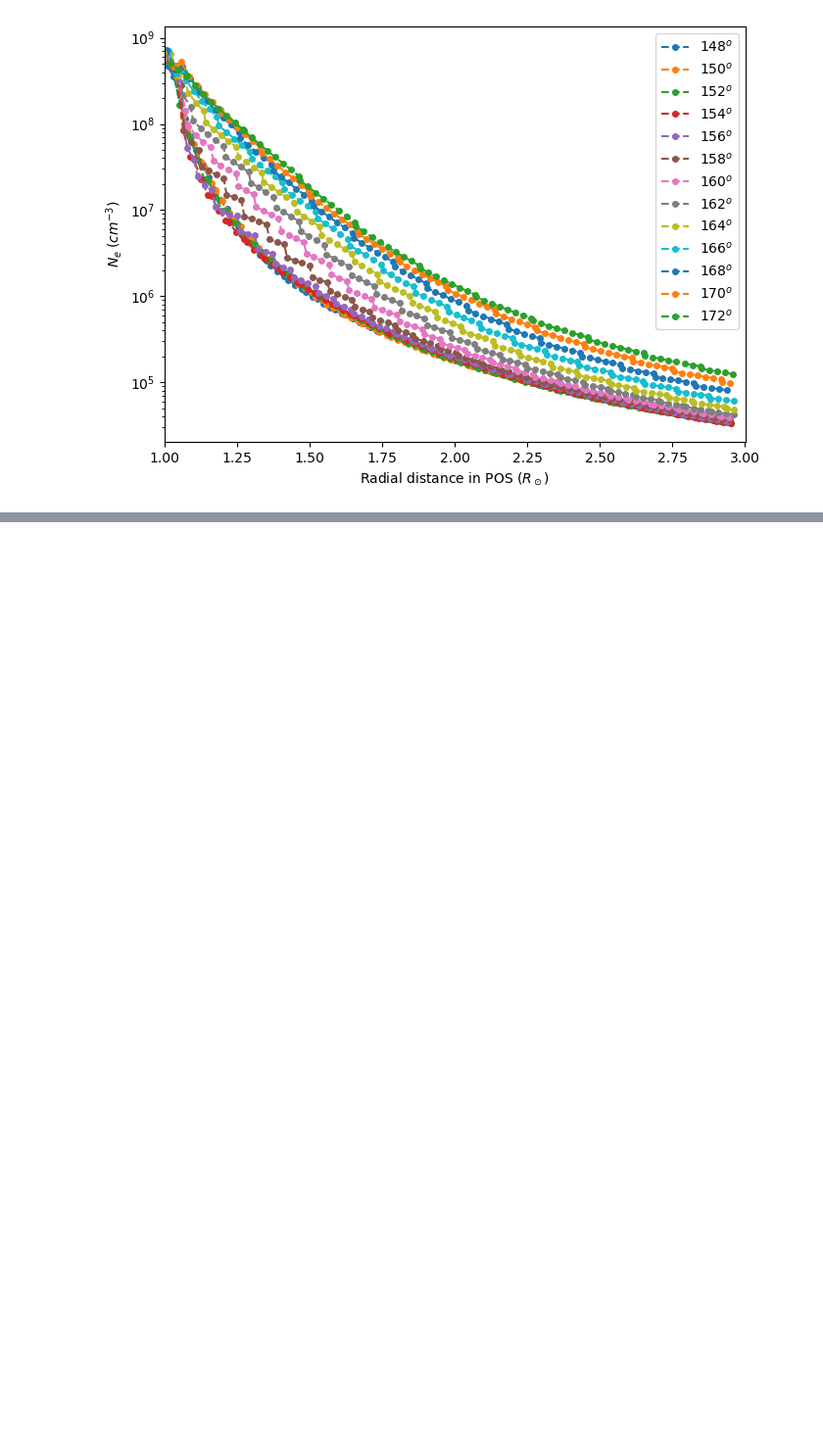
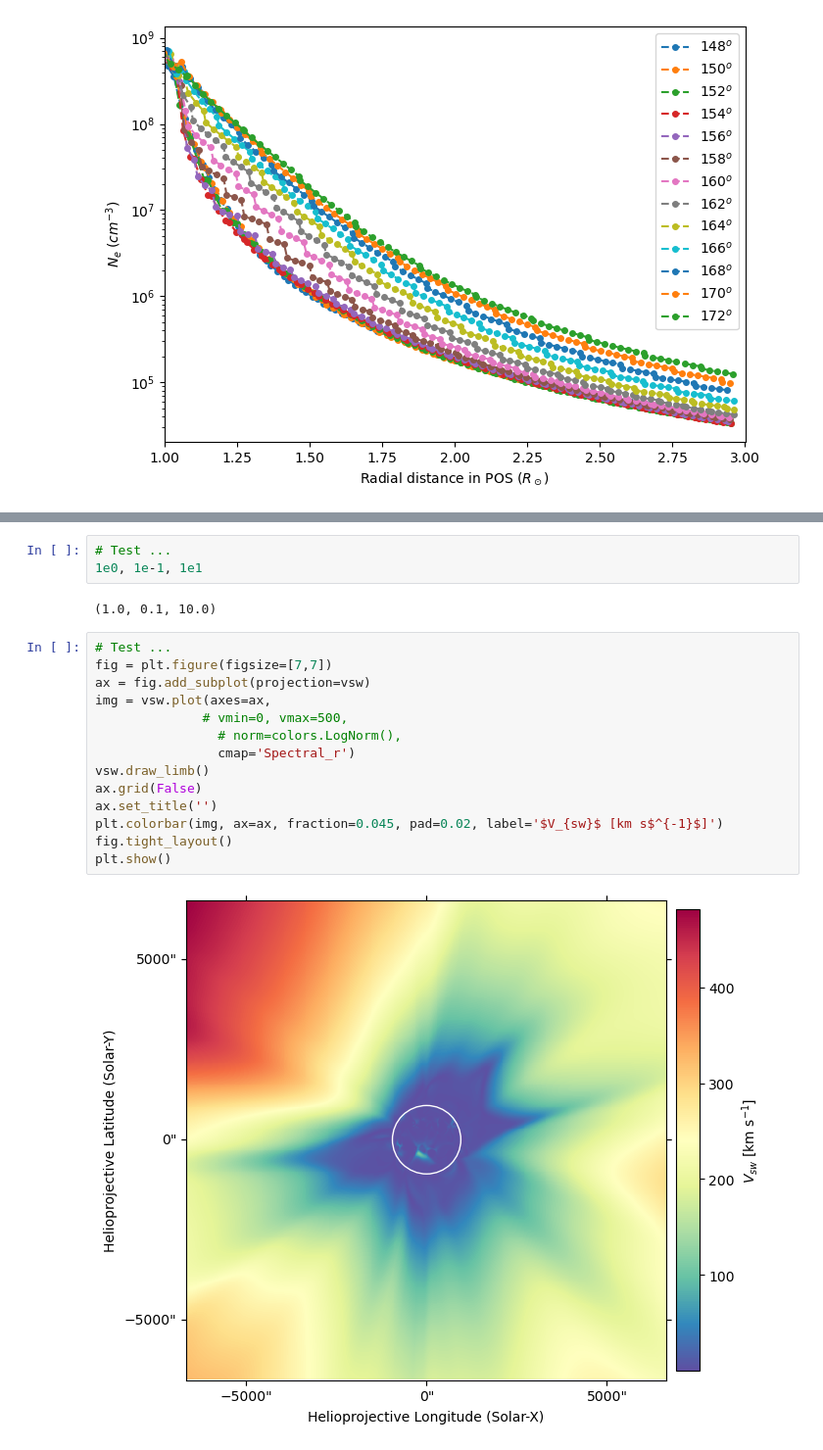
Before and after one commit to MohamedNedal/dias_work, a Jupyter notebook: plot_forward_maps.ipynb, the cells around one changed output, grey strips where cells are left out. Shown at 98% size. Saved outputs shown, nothing was run; the diff lists cells and outputs as text; blank space fills up the shorter version.

```diff
--- a/plot_forward_maps.ipynb
+++ b/plot_forward_maps.ipynb
@@ -330,0 +450,21 @@ plt.show()
+# %%
+# Test ...
+1e0, 1e-1, 1e1
+# %% [output]
+(1.0, 0.1, 10.0)
+# %%
+# Test ...
+fig = plt.figure(figsize=[7,7])
+ax = fig.add_subplot(projection=vsw)
+img = vsw.plot(axes=ax,
+              # vmin=0, vmax=500,
+                # norm=colors.LogNorm(),
+                cmap='Spectral_r')
+vsw.draw_limb()
+ax.grid(False)
+ax.set_title('')
+plt.colorbar(img, ax=ax, fraction=0.045, pad=0.02, label='$V_{sw}$ [km s$^{-1}$]')
+fig.tight_layout()
+plt.show()
+# %% [output]
+[figure, added]
```
Also changed, not shown: parts of 9 cells of this notebook, 4 other files.
